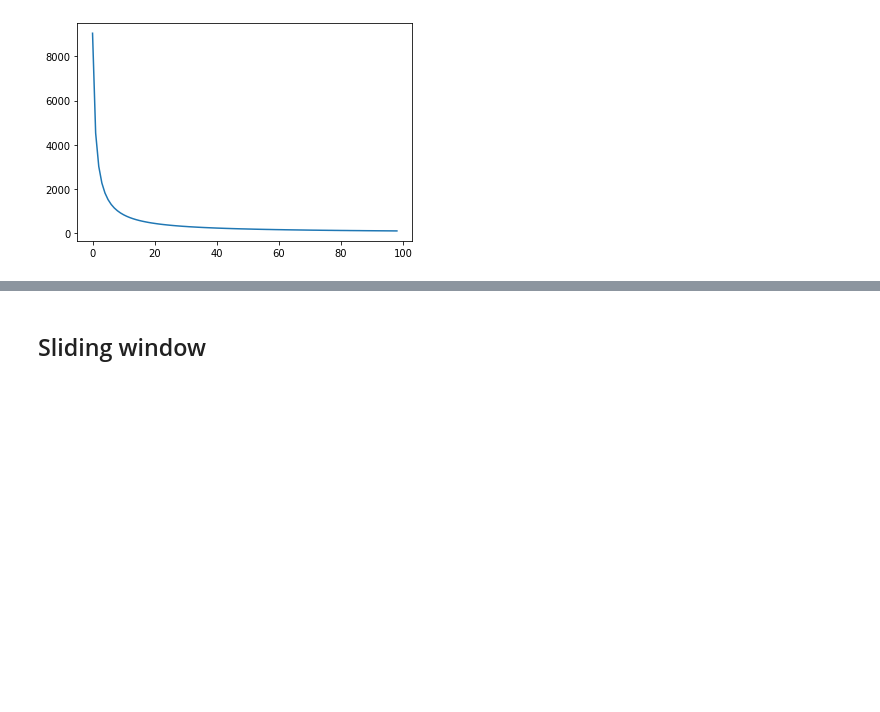
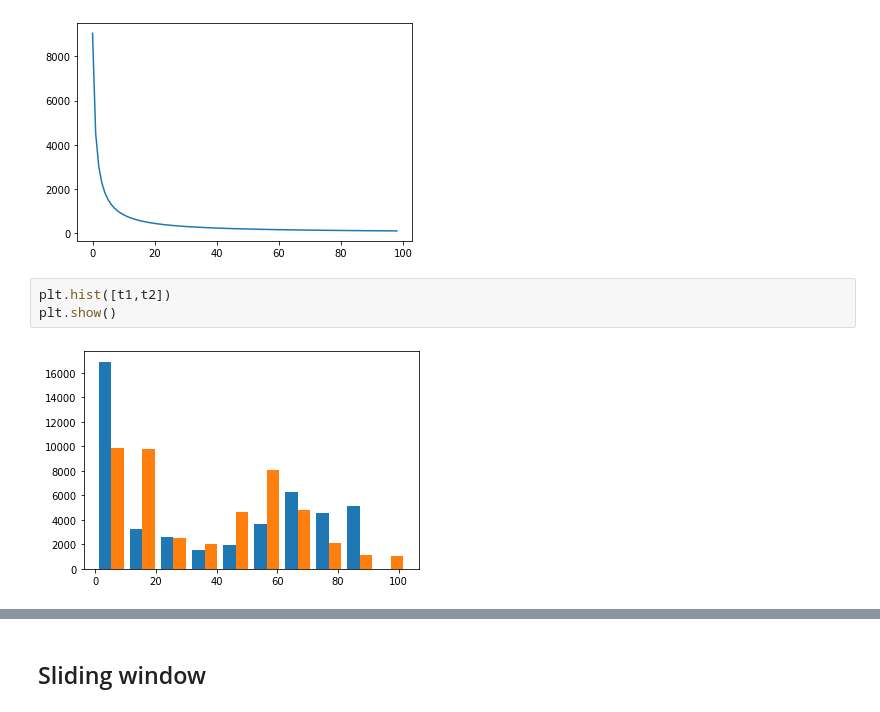
Before and after one commit to CamiVasz/Similarity, a Jupyter notebook: PR.ipynb, the cells around one changed output, grey strips where cells are left out. Cells and saved outputs as stored; diff of their text form; blank space fills up the shorter version.

```diff
--- a/PR.ipynb
+++ b/PR.ipynb
@@ -408,3 +412,8 @@ plt.plot(l)
 plt.show()
 # %% [output]
 [figure]
+# %%
+plt.hist([t1,t2])
+plt.show()
+# %% [output]
+[figure, added]
```
Also changed, not shown: parts of 24 cells of this notebook.
